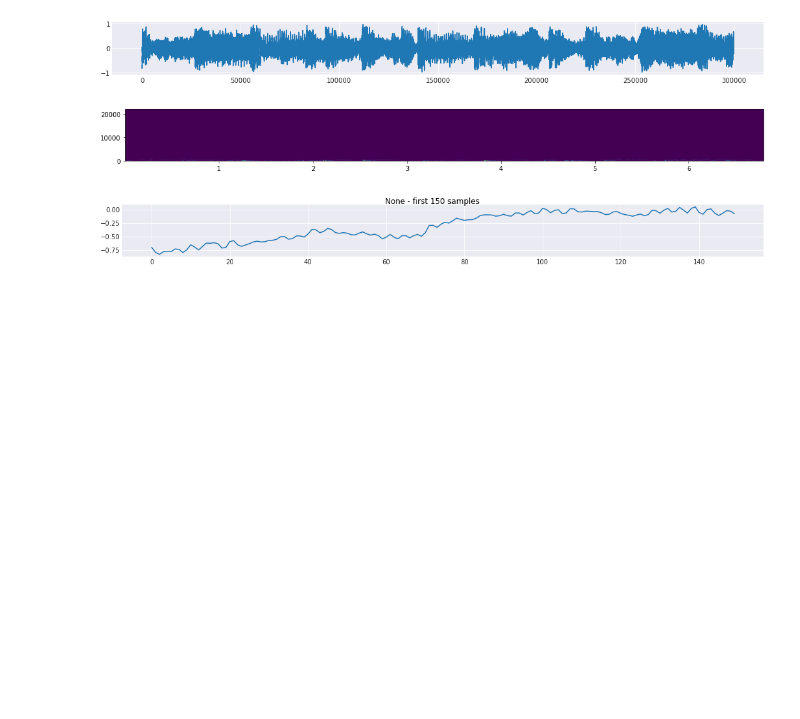
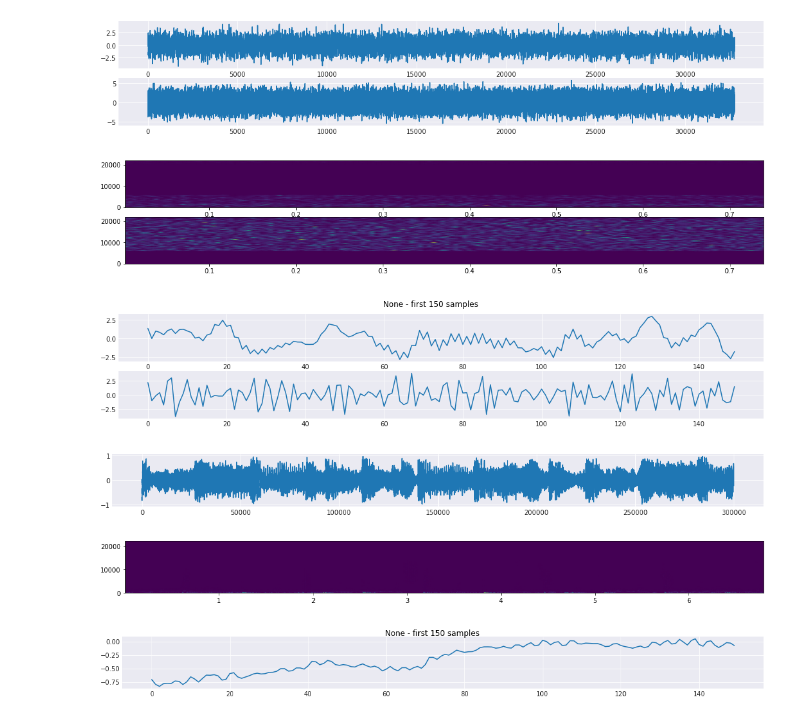
Before and after one commit to AIKovanda/signalai, a Jupyter notebook: scripts/freq_splitter.ipynb, the cells around one changed output. Cells and saved outputs as stored; diff of their text form; code cells hidden in the pictures; blank space fills up the shorter version.

```diff
--- a/scripts/freq_splitter.ipynb
+++ b/scripts/freq_splitter.ipynb
@@ -55,3 +118,9 @@ c = (a + b) / 2
+# %%
+dd.show_all(44100)
+# %% [output]
+[figure, added]
+[figure, added]
+[figure, added]
 # %%
 import audio2numpy as a2n
 x,sr=a2n.audio_from_file("/home/martin/Music/Still D.R.E.mp3")
```
Also changed, not shown: parts of 19 cells of this notebook, 46 other files.
